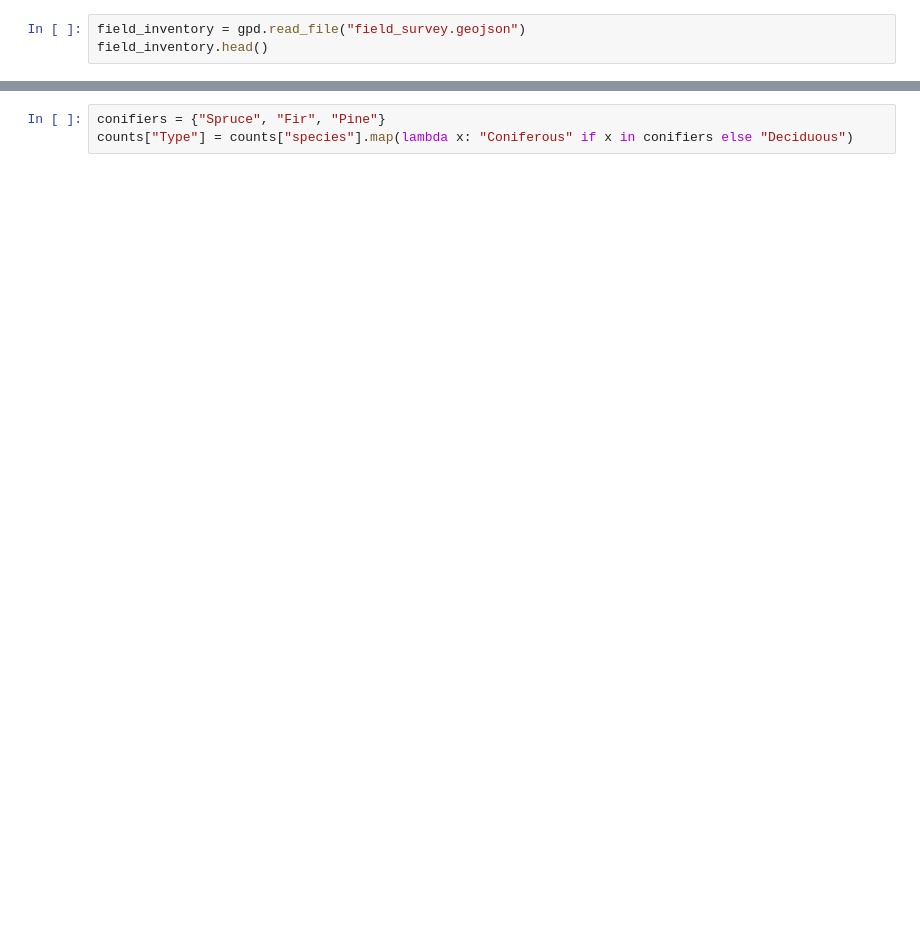
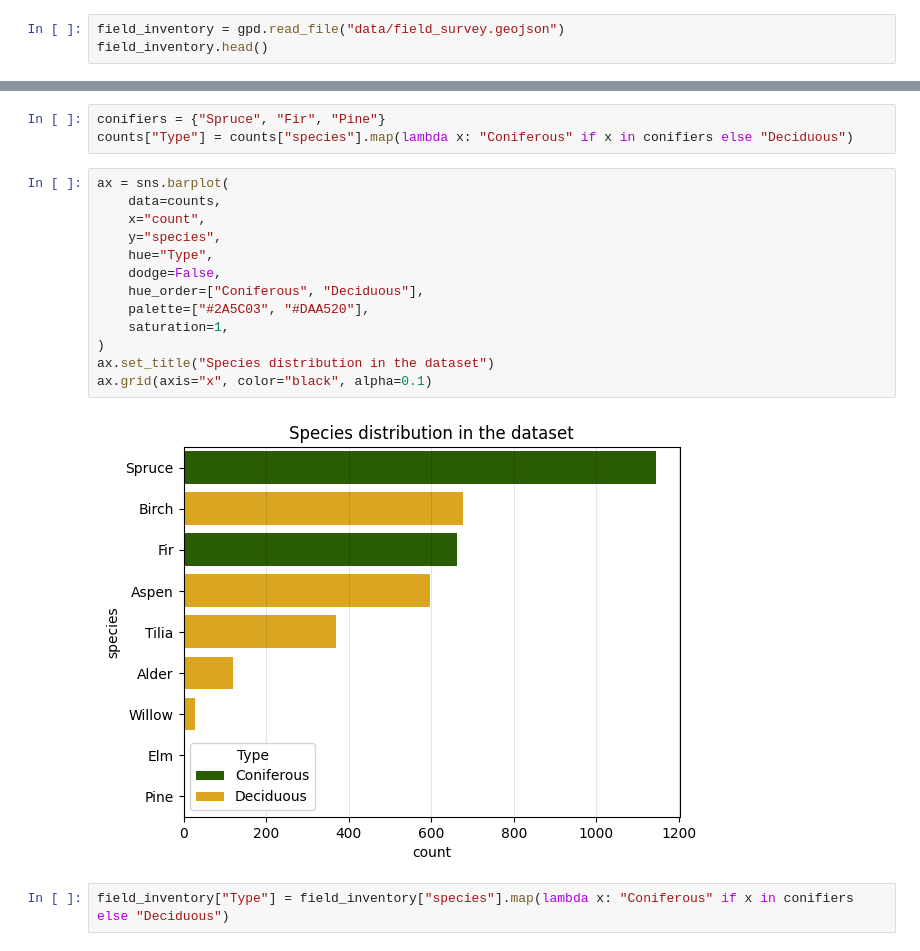
Before and after one commit to pariaighanian/LiDAR-Based-Tree-Detection, a Jupyter notebook: EDA.ipynb, the cells around one changed output, grey strips where cells are left out. Drawn from its saved outputs; the diff is of its cells as text; blank space fills up the shorter version.

```diff
--- a/EDA.ipynb
+++ b/EDA.ipynb
@@ -15,6 +15,6 @@ import seaborn as sns
 # %% [markdown]
 # Field inventory
 # %%
-field_inventory = gpd.read_file("field_survey.geojson")
+field_inventory = gpd.read_file("data/field_survey.geojson")
 field_inventory.head()
 # %% [output]
@@ -25,3 +41,20 @@ counts
 # %%
 conifiers = {"Spruce", "Fir", "Pine"}
 counts["Type"] = counts["species"].map(lambda x: "Coniferous" if x in conifiers else "Deciduous")
+# %%
+ax = sns.barplot(
+    data=counts,
+    x="count",
+    y="species",
+    hue="Type",
+    dodge=False,
+    hue_order=["Coniferous", "Deciduous"],
+    palette=["#2A5C03", "#DAA520"],
+    saturation=1,
+)
+ax.set_title("Species distribution in the dataset")
+ax.grid(axis="x", color="black", alpha=0.1)
+# %% [output]
+[figure, added]
+# %%
+field_inventory["Type"] = field_inventory["species"].map(lambda x: "Coniferous" if x in conifiers else "Deciduous")
```
Also changed, not shown: parts of 14 cells of this notebook, 21 other files.
